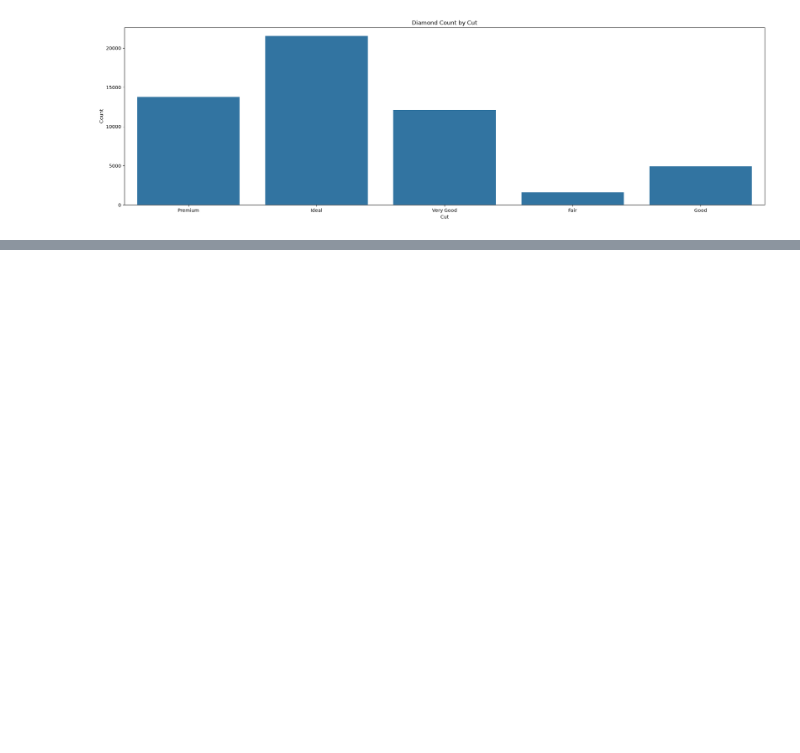
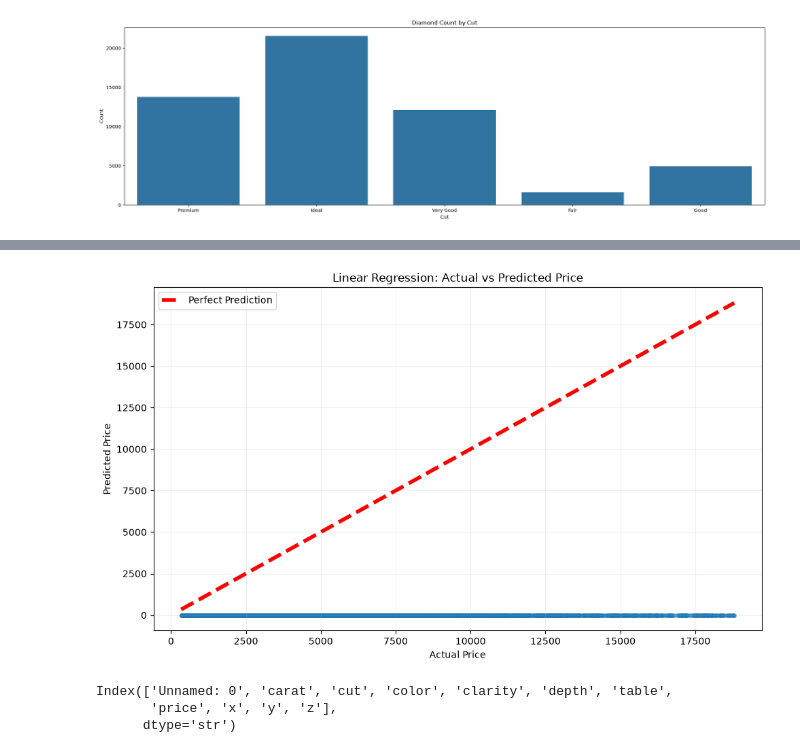
Before and after one commit to paramcgwala-crypto/param_pythonand_ml_turtle_graphic_proper_notation, a Jupyter notebook: basic_Tradition_programing_python/Seaborn/diamonds_ml _algoritham_and_Seaborn_revision.ipynb, the cells around one changed output, grey strips where cells are left out. Cells and saved outputs as stored; diff of their text form; code cells hidden in the pictures; blank space fills up the shorter version.

```diff
--- a/basic_Tradition_programing_python/Seaborn/diamonds_ml _algoritham_and_Seaborn_revision.ipynb
+++ b/basic_Tradition_programing_python/Seaborn/diamonds_ml _algoritham_and_Seaborn_revision.ipynb
@@ -217,0 +310,39 @@ plt.show()
+# %%
+
+# Clean Linear Regression Graph
+
+plt.figure(figsize=(10, 6))
+
+plt.scatter(
+    y_test,
+    y_pred,
+    alpha=0.25,
+    s=15
+)
+
+# Perfect prediction line
+plt.plot(
+    [y_test.min(), y_test.max()],
+    [y_test.min(), y_test.max()],
+    color='red',
+    linestyle='--',
+    linewidth=4,
+    label='Perfect Prediction'
+)
+
+plt.xlabel("Actual Price")
+plt.ylabel("Predicted Price")
+plt.title("Linear Regression: Actual vs Predicted Price")
+
+plt.legend()
+plt.grid(alpha=0.2)
+plt.tight_layout()
+plt.show()
+# %% [output]
+[figure, added]
+# %%
+df.columns
+# %% [output]
+Index(['Unnamed: 0', 'carat', 'cut', 'color', 'clarity', 'depth', 'table',
+       'price', 'x', 'y', 'z'],
+      dtype='str')
```
Also changed, not shown: parts of 6 cells of this notebook, 2 other files.
